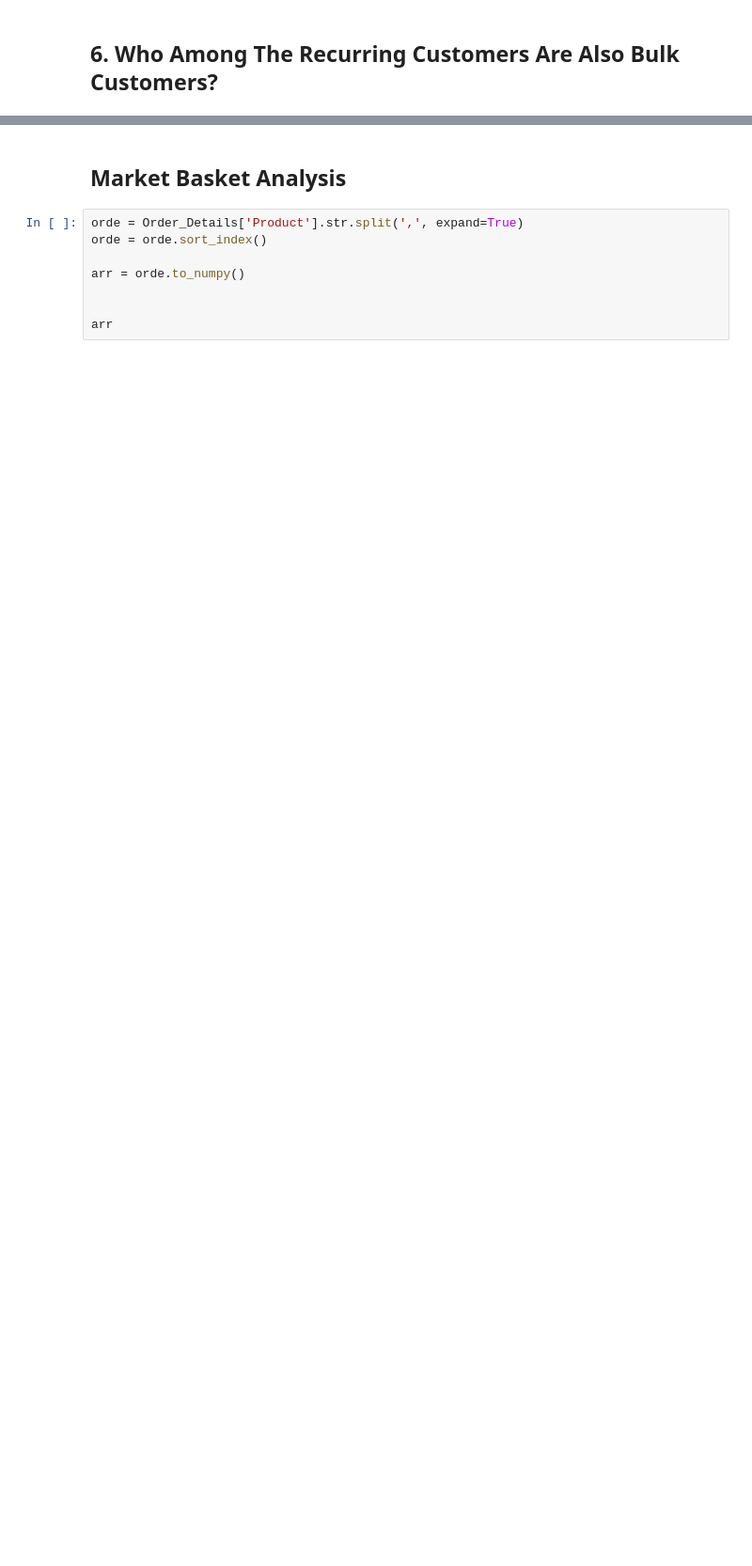
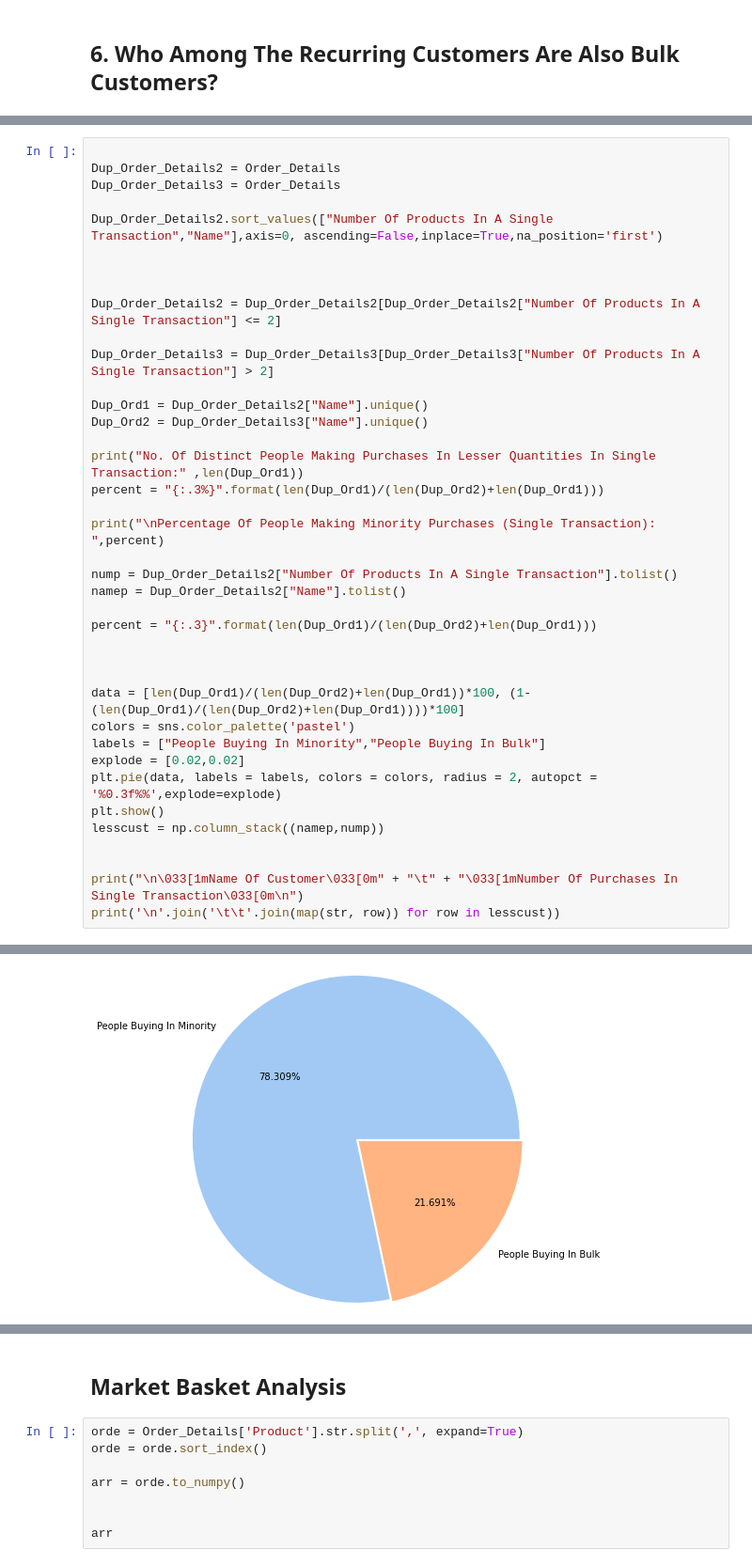
Before and after one commit to pragmatic-philosopher09/Tata-Steel-Summer-Internship--Data-Science-, a Jupyter notebook: Capability Development Website's Sales Data Analytics.ipynb, the cells around one changed output, grey strips where cells are left out. Shown at 94% size. Drawn from its saved outputs; the diff is of its cells as text; blank space fills up the shorter version.

```diff
--- a/Capability Development Website's Sales Data Analytics.ipynb
+++ b/Capability Development Website's Sales Data Analytics.ipynb
@@ -481,0 +467,40 @@ co[["Name","Email","Max No. Of Products In A Single Transaction","Frequency Of P
+# %%
+
+Dup_Order_Details2 = Order_Details
+Dup_Order_Details3 = Order_Details
+
+Dup_Order_Details2.sort_values(["Number Of Products In A Single Transaction","Name"],axis=0, ascending=False,inplace=True,na_position='first')
+
+
+
+Dup_Order_Details2 = Dup_Order_Details2[Dup_Order_Details2["Number Of Products In A Single Transaction"] <= 2]
+
+Dup_Order_Details3 = Dup_Order_Details3[Dup_Order_Details3["Number Of Products In A Single Transaction"] > 2]
+
+Dup_Ord1 = Dup_Order_Details2["Name"].unique()
+Dup_Ord2 = Dup_Order_Details3["Name"].unique()
+
+print("No. Of Distinct People Making Purchases In Lesser Quantities In Single Transaction:" ,len(Dup_Ord1))
+percent = "{:.3%}".format(len(Dup_Ord1)/(len(Dup_Ord2)+len(Dup_Ord1)))
+
+print("\nPercentage Of People Making Minority Purchases (Single Transaction): ",percent)
+
+nump = Dup_Order_Details2["Number Of Products In A Single Transaction"].tolist()
+namep = Dup_Order_Details2["Name"].tolist()
+
+percent = "{:.3}".format(len(Dup_Ord1)/(len(Dup_Ord2)+len(Dup_Ord1)))
+
+
+
+data = [len(Dup_Ord1)/(len(Dup_Ord2)+len(Dup_Ord1))*100, (1-(len(Dup_Ord1)/(len(Dup_Ord2)+len(Dup_Ord1))))*100]
+colors = sns.color_palette('pastel')
+labels = ["People Buying In Minority","People Buying In Bulk"]
+explode = [0.02,0.02]
+plt.pie(data, labels = labels, colors = colors, radius = 2, autopct = '%0.3f%%',explode=explode)
+plt.show()
+lesscust = np.column_stack((namep,nump))
+
+
+print("\n\033[1mName Of Customer\033[0m" + "\t" + "\033[1mNumber Of Purchases In Single Transaction\033[0m\n")
+print('\n'.join('\t\t'.join(map(str, row)) for row in lesscust))
+# %% [output]
@@ -481,0 +510 @@ co[["Name","Email","Max No. Of Products In A Single Transaction","Frequency Of P
+[figure, added]
```
Also changed, not shown: parts of 10 cells of this notebook.
